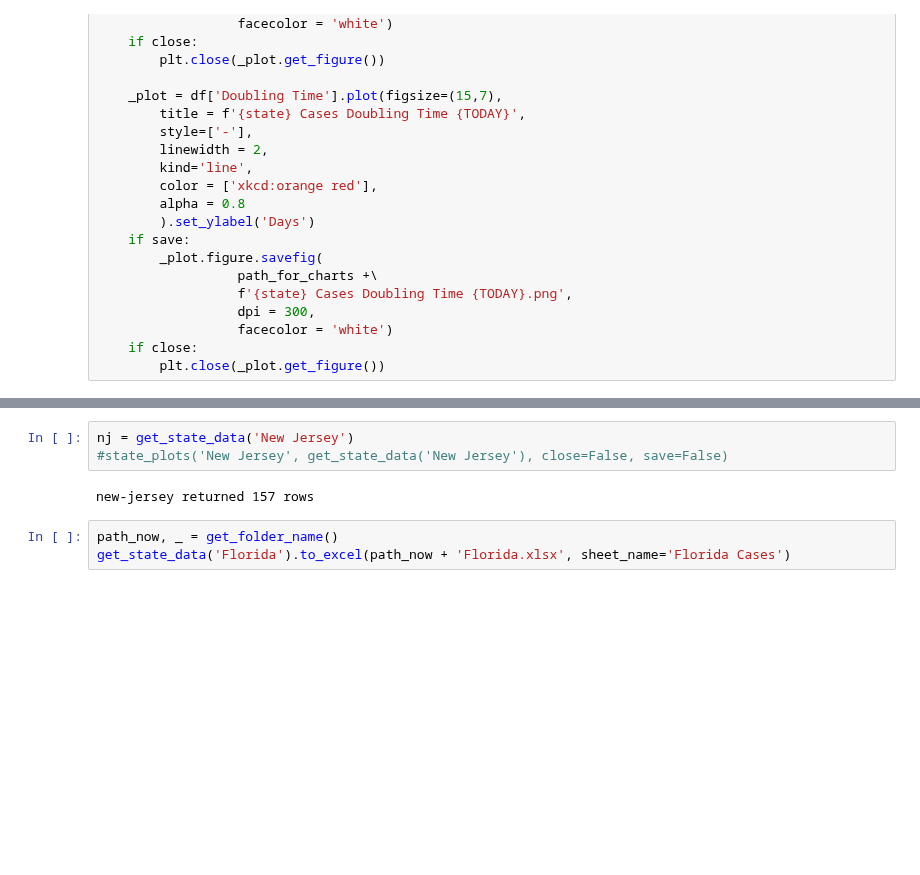
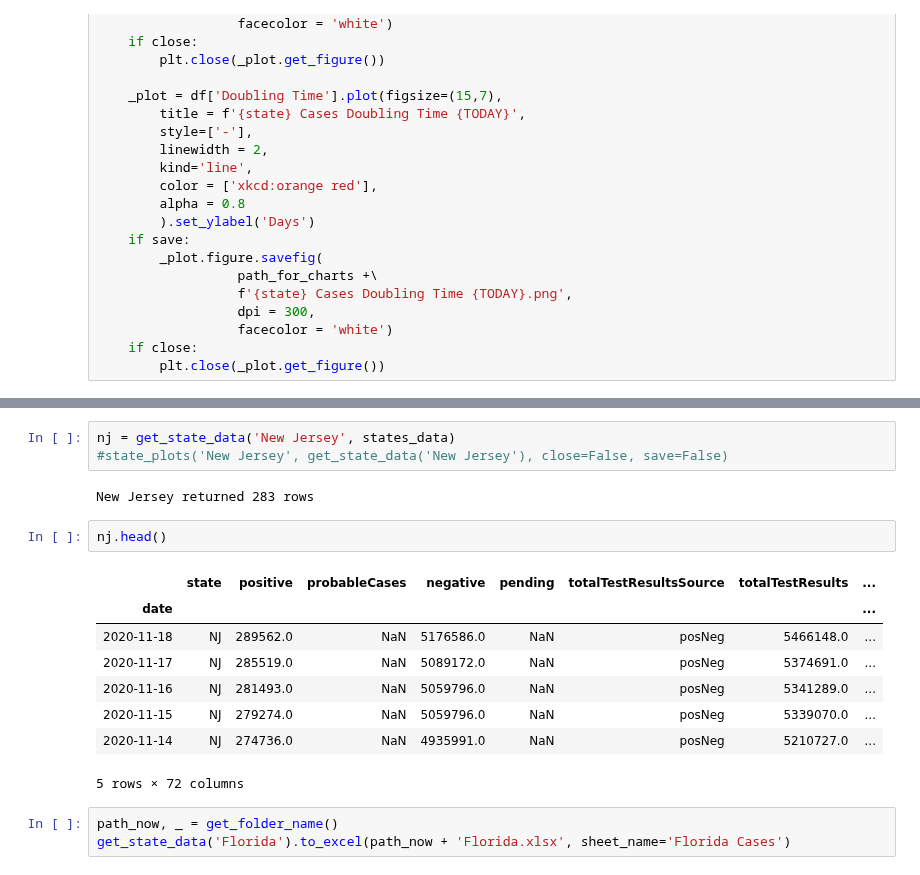
Before and after one commit to kaumaron/NJcomCOVIDData, a Jupyter notebook: NJcomCOVIDExtract-Timeseries.ipynb, the cells around one changed output, grey strips where cells are left out. Saved outputs shown, nothing was run; the diff lists cells and outputs as text; blank space fills up the shorter version.

```diff
--- a/NJcomCOVIDExtract-Timeseries.ipynb
+++ b/NJcomCOVIDExtract-Timeseries.ipynb
@@ -234,10 +249,21 @@ def get_state_data(state):
 
     return df
 # %%
-nj = get_state_data('New Jersey')
+nj = get_state_data('New Jersey', states_data)
 #state_plots('New Jersey', get_state_data('New Jersey'), close=False, save=False)
 # %% [output]
-new-jersey returned 157 rows
+New Jersey returned 283 rows
+# %%
+nj.head()
+# %% [output]
+|  | state | positive | probableCases | negative | pending | totalTestResultsSource | totalTestResults | ... |
+| date |  |  |  |  |  |  |  | ... |
+| 2020-11-18 | NJ | 289562.0 | NaN | 5176586.0 | NaN | posNeg | 5466148.0 | ... |
+| 2020-11-17 | NJ | 285519.0 | NaN | 5089172.0 | NaN | posNeg | 5374691.0 | ... |
+| 2020-11-16 | NJ | 281493.0 | NaN | 5059796.0 | NaN | posNeg | 5341289.0 | ... |
+| 2020-11-15 | NJ | 279274.0 | NaN | 5059796.0 | NaN | posNeg | 5339070.0 | ... |
+| 2020-11-14 | NJ | 274736.0 | NaN | 4935991.0 | NaN | posNeg | 5210727.0 | ... |
+5 rows × 72 columns
 # %%
 path_now, _ = get_folder_name()
 get_state_data('Florida').to_excel(path_now + 'Florida.xlsx', sheet_name='Florida Cases')
```
Also changed, not shown: parts of 9 cells of this notebook.
